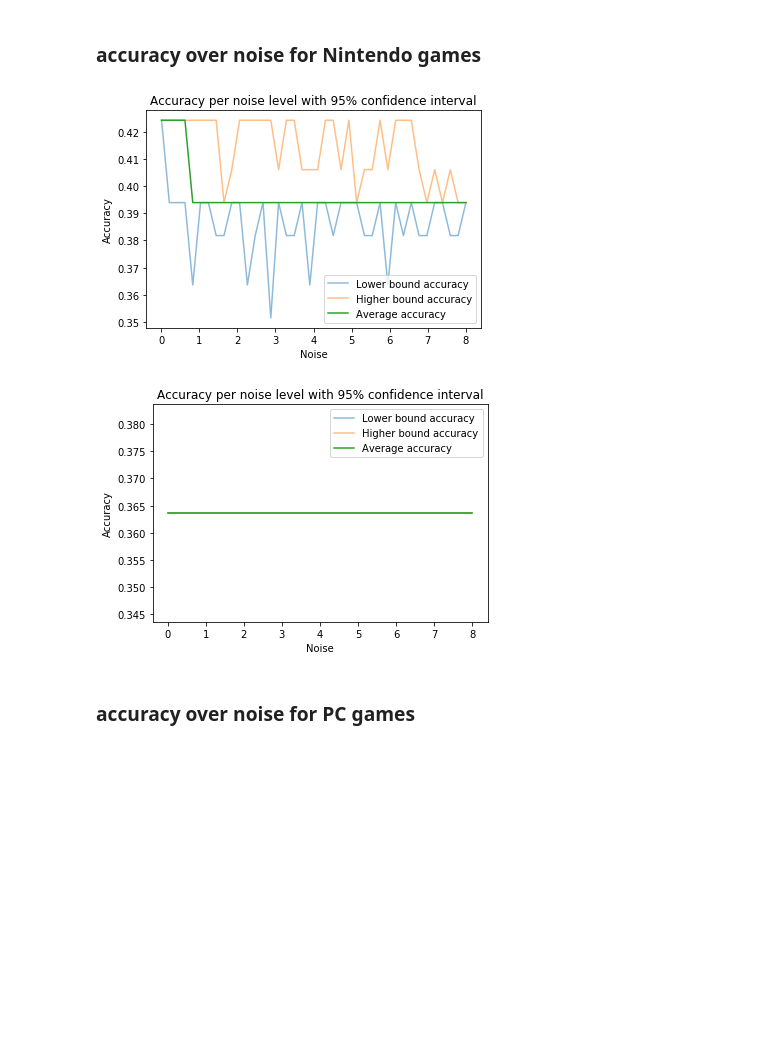
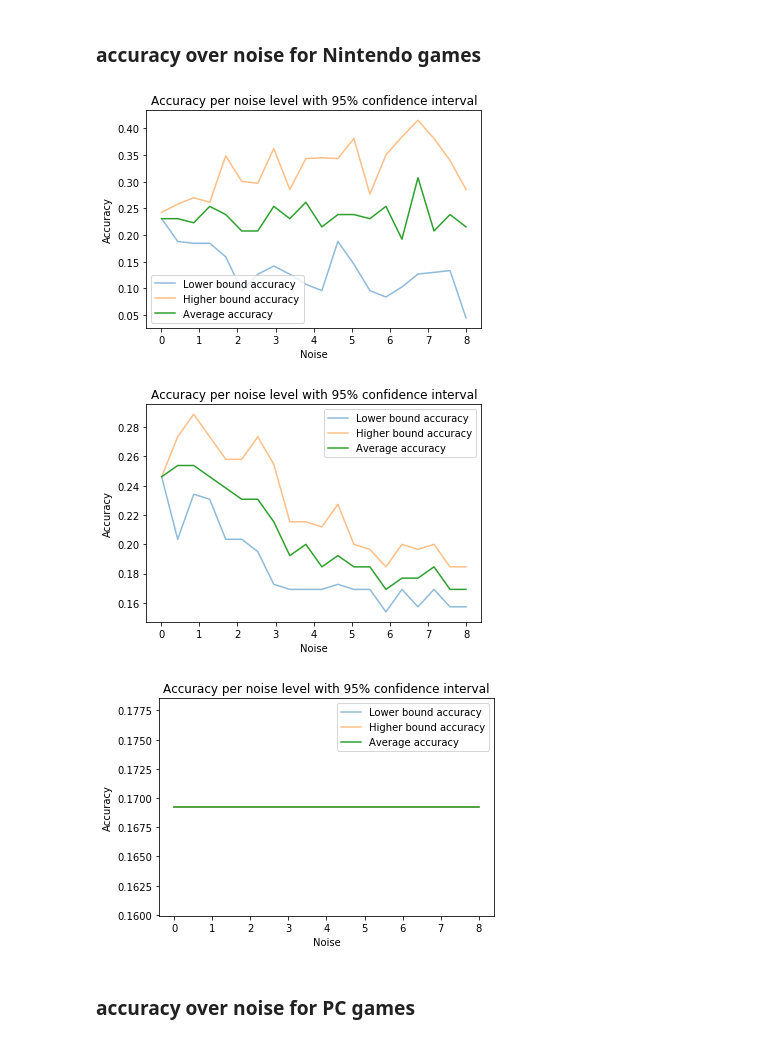
Before and after one commit to Archifer/SDA-Project, a Jupyter notebook: Floris.ipynb, the cells around one changed output. Saved outputs shown, nothing was run; the diff lists cells and outputs as text; code cells hidden in the pictures; blank space fills up the shorter version.

Commit message:
Added more plots to the final jupyter notebook, updated my own

```diff
--- a/Floris.ipynb
+++ b/Floris.ipynb
@@ -899,12 +906,15 @@ plot_accuracy_per_noise(data_playstation, big_hit_per_year_playstation, top_size
 ### accuracy over noise for Nintendo games
 # %%
 plot_accuracy_per_noise(data_nintendo, big_hit_per_year_nintendo, top_size,\
-                        key_score, year_min, year_max, noise_min, noise_max, noise_steps, times)
+                        key_score, year_min, year_max, noise_min, noise_max, noise_steps, times, 2)
 plot_accuracy_per_noise(data_nintendo, big_hit_per_year_nintendo, top_size,\
-                        key_score, year_min, year_max, noise_min, noise_max, 2, 1, False)
+                        key_score, year_min, year_max, noise_min, noise_max, noise_steps, times, 1)
+plot_accuracy_per_noise(data_nintendo, big_hit_per_year_nintendo, top_size,\
+                        key_score, year_min, year_max, noise_min, noise_max, 2, 1, 0)
 # %% [output]
-[figure, old version]
+[figure, new version]
-[figure, old version]
+[figure, new version]
+[figure, added]
 # %% [markdown]
 ### accuracy over noise for PC games
 # %%
```
Also changed, not shown: parts of 23 cells of this notebook, 1 other file.
